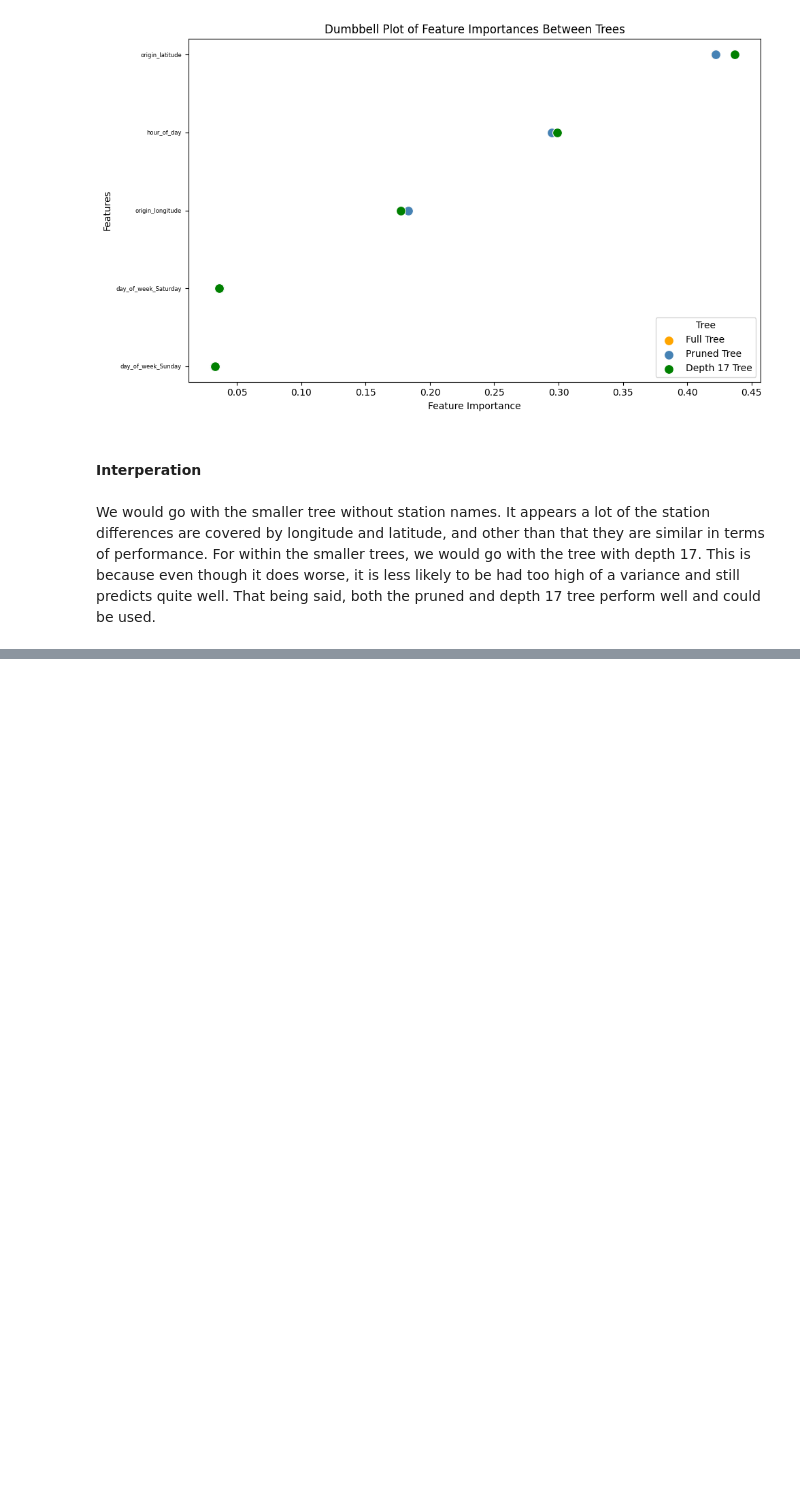
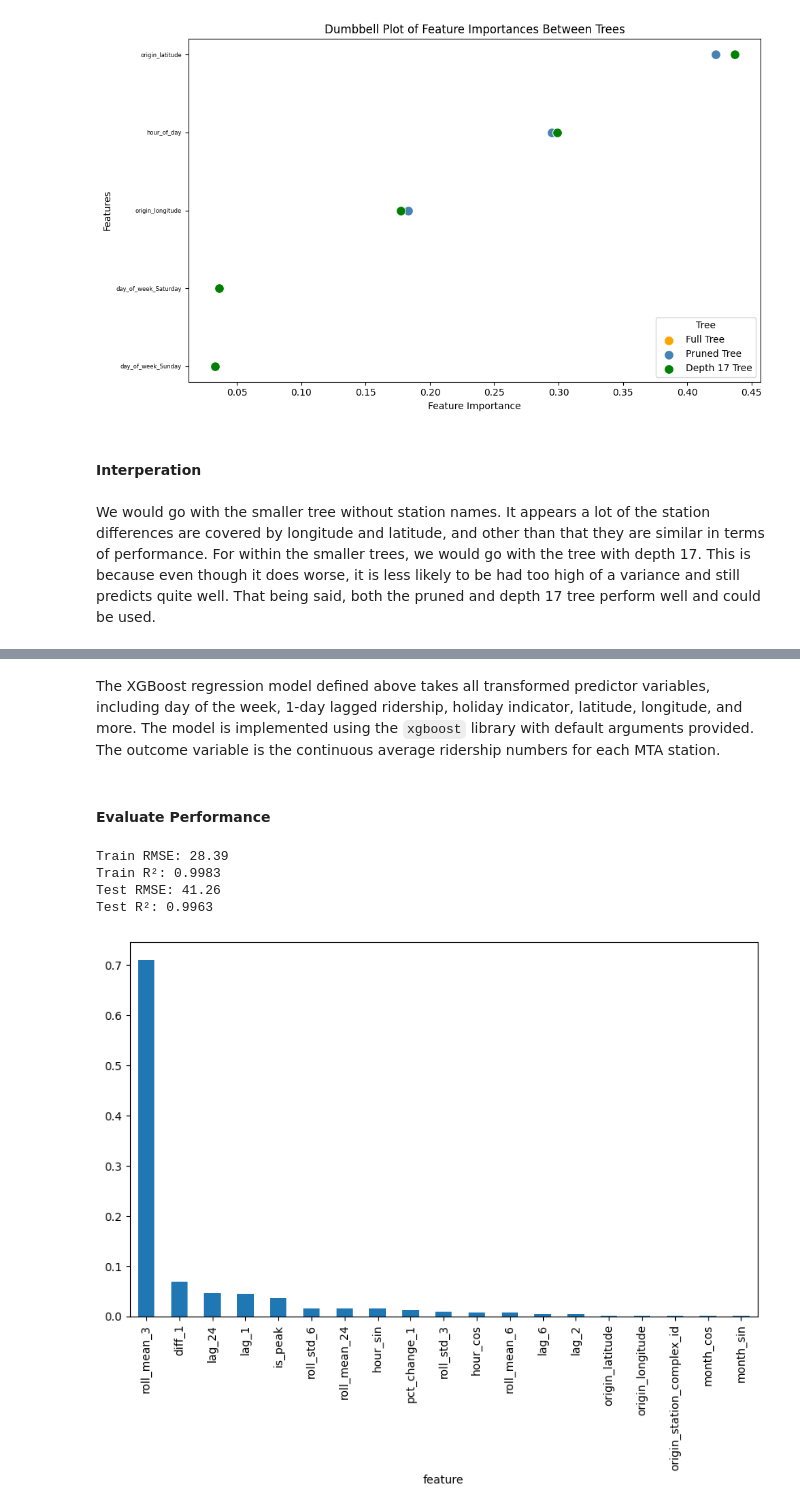
Before and after one commit to iansargent/nyc-subway-ridership-ml, a Jupyter notebook: final_report.ipynb, the cells around one changed output, grey strips where cells are left out. Drawn from its saved outputs; the diff is of its cells as text; code cells hidden in the pictures; blank space fills up the shorter version.

```diff
--- a/final_report.ipynb
+++ b/final_report.ipynb
@@ -890,0 +921,13 @@ We would go with the smaller tree without station names. It appears a lot of the
+# %%
+import xgboost as xgb
+
+# Split data
+cols_to_drop = ['sum_estimated_average_ridership', 'day_of_week',
+                'hour_of_day', 'month', 'origin_point', 'origin_station_complex_name']
+X = origin.drop(columns=cols_to_drop, axis=1)
+y = origin['sum_estimated_average_ridership']
+X_train, X_test, y_train, y_test = train_test_split(X, y, test_size=0.2, random_state=42)
+
+# Train (using random state for reproducibility)
+model = xgb.XGBRegressor(random_state=3870)
+model.fit(X_train, y_train)
@@ -890,0 +946,28 @@ We would go with the smaller tree without station names. It appears a lot of the
+# %% [markdown]
+The XGBoost regression model defined above takes all transformed predictor variables, including day of the week, 1-day lagged ridership, holiday indicator, latitude, longitude, and more. The model is implemented using the `xgboost` library with default arguments provided. The outcome variable is the continuous average ridership numbers for each MTA station.
+# %% [markdown]
+#### Evaluate Performance
+# %%
+# Ridership predictions
+y_pred = model.predict(X_test)
+# Root mean squared error (RMSE)
+rmse = root_mean_squared_error(y_test, y_pred)
+# R-squared (R²)
+r2 = r2_score(y_test, y_pred)
+
+# Training performance (not really important)
+print("Training performance:")
+print(f"Train RMSE: {root_mean_squared_error(y_train, model.predict(X_train)):.2f}")
+print(f"Train R²: {r2_score(y_train, model.predict(X_train)):.4f}")
+
+print("----------------------------------")
+# Testing performance
+print("Testing performance:")
+print(f"Test RMSE: {rmse:.2f}")
+print(f"Test R²: {r2:.4f}")
+# %% [output]
+Train RMSE: 28.39
+Train R²: 0.9983
+Test RMSE: 41.26
+Test R²: 0.9963
+[figure, added]
```
Also changed, not shown: parts of 15 cells of this notebook.
